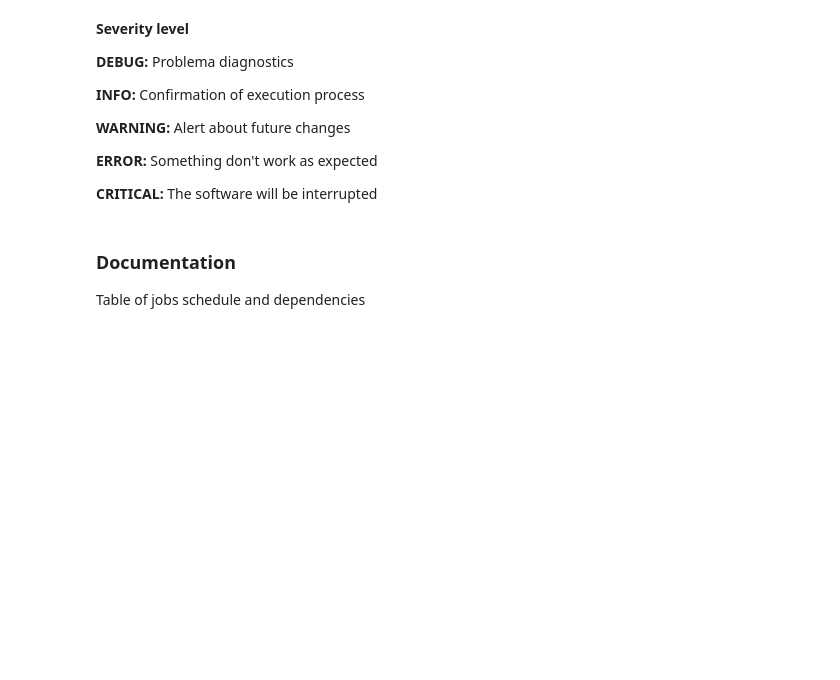
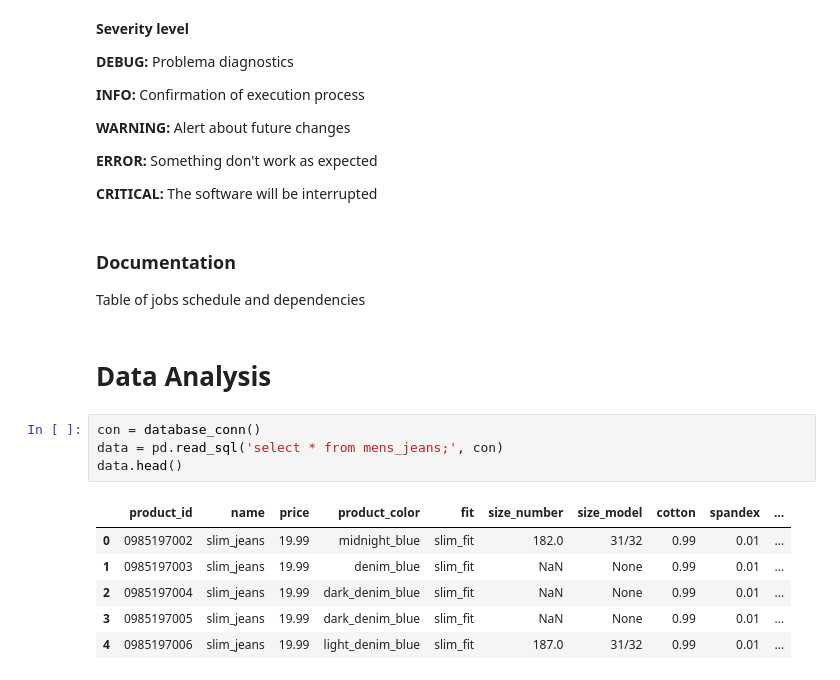
Before and after one commit to MarcosRMG/ds_ao_dev, a Jupyter notebook: notebooks/DS ao DEV.ipynb, the cells around one changed output. Cells and saved outputs as stored; diff of their text form; blank space fills up the shorter version.

```diff
--- a/notebooks/DS ao DEV.ipynb
+++ b/notebooks/DS ao DEV.ipynb
@@ -2238,3 +2255,16 @@ Image('../img/etl_architecture.png')
 ### Documentation
 
 Table of jobs schedule and dependencies
+# %% [markdown]
+# Data Analysis
+# %%
+con = database_conn()
+data = pd.read_sql('select * from mens_jeans;', con)
+data.head()
+# %% [output]
+|  | product_id | name | price | product_color | fit | size_number | size_model | cotton | spandex | ... |
+| 0 | 0985197002 | slim_jeans | 19.99 | midnight_blue | slim_fit | 182.0 | 31/32 | 0.99 | 0.01 | ... |
+| 1 | 0985197003 | slim_jeans | 19.99 | denim_blue | slim_fit | NaN | None | 0.99 | 0.01 | ... |
+| 2 | 0985197004 | slim_jeans | 19.99 | dark_denim_blue | slim_fit | NaN | None | 0.99 | 0.01 | ... |
+| 3 | 0985197005 | slim_jeans | 19.99 | dark_denim_blue | slim_fit | NaN | None | 0.99 | 0.01 | ... |
+| 4 | 0985197006 | slim_jeans | 19.99 | light_denim_blue | slim_fit | 187.0 | 31/32 | 0.99 | 0.01 | ... |
```
Also changed, not shown: parts of 11 cells of this notebook, 1 other file.
